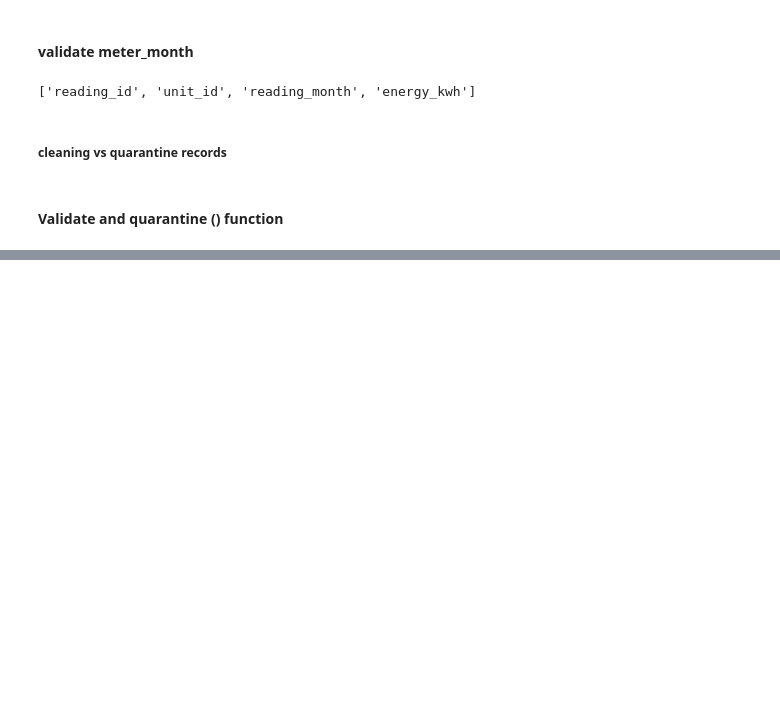
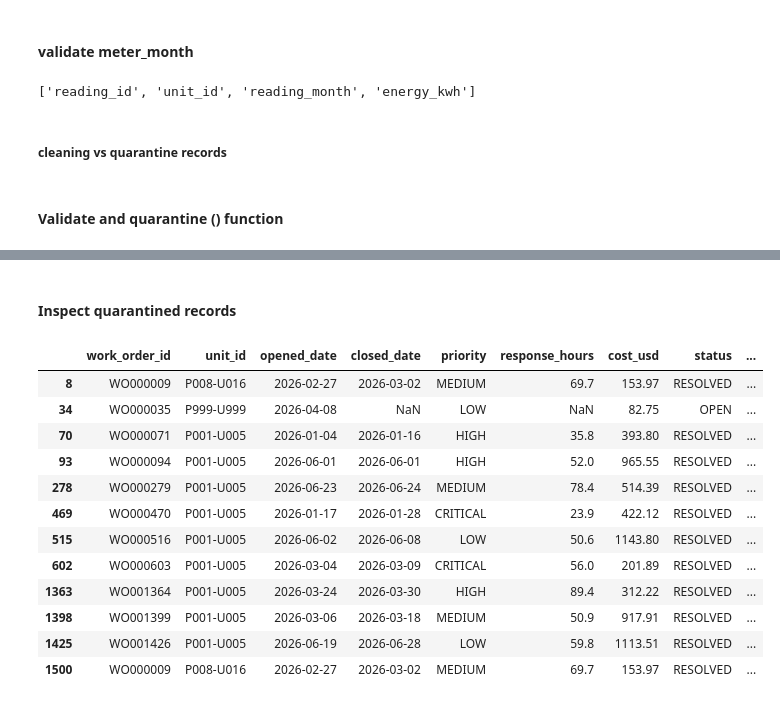
Before and after one commit to chinweubaudeh/PropTech360_Capstone_data_pipeline, a Jupyter notebook: notebook/PropTech360_pipeline.ipynb, the cells around one changed output, grey strips where cells are left out. Cells and saved outputs as stored; diff of their text form; code cells hidden in the pictures; blank space fills up the shorter version.

```diff
--- a/notebook/PropTech360_pipeline.ipynb
+++ b/notebook/PropTech360_pipeline.ipynb
@@ -539,3 +566,21 @@ work_orders_profile = profile_table(
+# %%
+IDENTIFIERS = {
+    "properties": "property_id",
+    "units": "unit_id",
+    "leases": "lease_id",
+    "work_orders": "work_order_id",
+    "meter_readings": "reading_id",
+}
+
+quality_profiles = {}
+
+for dataset_name, df in datasets.items():
+    identifier = IDENTIFIERS[dataset_name]
+
+    quality_profiles[dataset_name] = profile_table(
+        df,
+        identifier
+    )
 # %%
 for filename, profile in quality_profiles.items():
 
@@ -1506,0 +1658,6 @@ def validate_and_quarantine(
+# %%
+from datetime import datetime, timezone
+
+run_id = datetime.now(timezone.utc).strftime("%Y%m%d_%H%M%S")
+
+print(run_id)
@@ -1506,0 +1666,7 @@ def validate_and_quarantine(
+# %%
+clean_datasets, quarantine_datasets, quality_summary = (
+    validate_and_quarantine(
+        datasets=datasets,
+        run_id=run_id
+    )
+)
@@ -1506,0 +1722,20 @@ def validate_and_quarantine(
+# %% [markdown]
+#### Inspect quarantined records
+# %%
+quarantine_datasets[
+    "work_orders"
+]
+# %% [output]
+|  | work_order_id | unit_id | opened_date | closed_date | priority | response_hours | cost_usd | status | ... |
+| 8 | WO000009 | P008-U016 | 2026-02-27 | 2026-03-02 | MEDIUM | 69.7 | 153.97 | RESOLVED | ... |
+| 34 | WO000035 | P999-U999 | 2026-04-08 | NaN | LOW | NaN | 82.75 | OPEN | ... |
+| 70 | WO000071 | P001-U005 | 2026-01-04 | 2026-01-16 | HIGH | 35.8 | 393.80 | RESOLVED | ... |
+| 93 | WO000094 | P001-U005 | 2026-06-01 | 2026-06-01 | HIGH | 52.0 | 965.55 | RESOLVED | ... |
+| 278 | WO000279 | P001-U005 | 2026-06-23 | 2026-06-24 | MEDIUM | 78.4 | 514.39 | RESOLVED | ... |
+| 469 | WO000470 | P001-U005 | 2026-01-17 | 2026-01-28 | CRITICAL | 23.9 | 422.12 | RESOLVED | ... |
+| 515 | WO000516 | P001-U005 | 2026-06-02 | 2026-06-08 | LOW | 50.6 | 1143.80 | RESOLVED | ... |
+| 602 | WO000603 | P001-U005 | 2026-03-04 | 2026-03-09 | CRITICAL | 56.0 | 201.89 | RESOLVED | ... |
+| 1363 | WO001364 | P001-U005 | 2026-03-24 | 2026-03-30 | HIGH | 89.4 | 312.22 | RESOLVED | ... |
+| 1398 | WO001399 | P001-U005 | 2026-03-06 | 2026-03-18 | MEDIUM | 50.9 | 917.91 | RESOLVED | ... |
+| 1425 | WO001426 | P001-U005 | 2026-06-19 | 2026-06-28 | LOW | 59.8 | 1113.51 | RESOLVED | ... |
+| 1500 | WO000009 | P008-U016 | 2026-02-27 | 2026-03-02 | MEDIUM | 69.7 | 153.97 | RESOLVED | ... |
```
Also changed, not shown: parts of 195 cells of this notebook, 21 other files.
